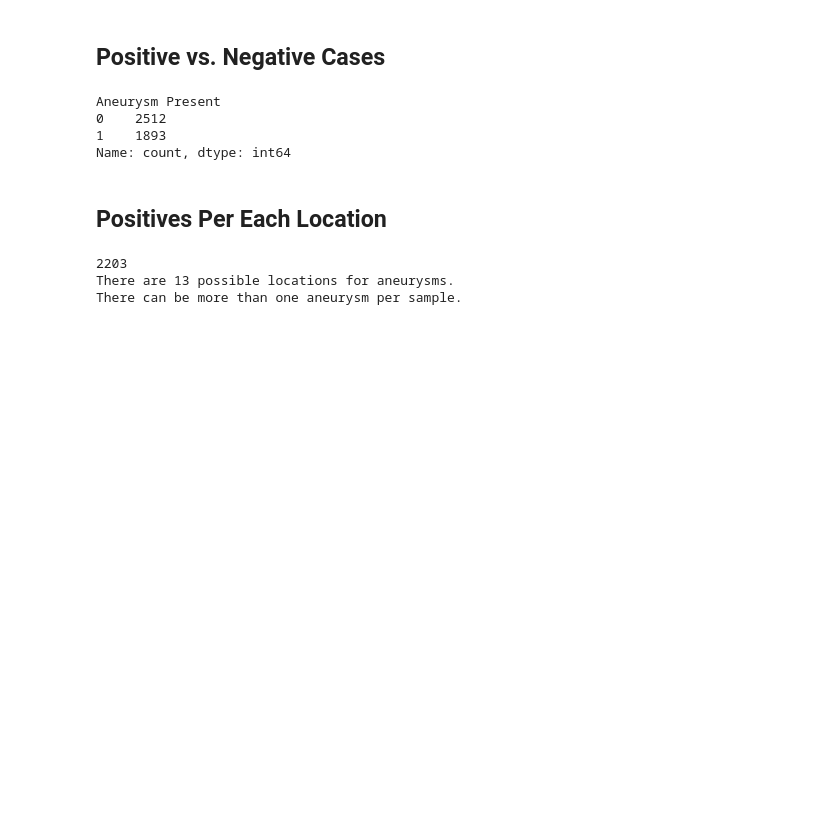
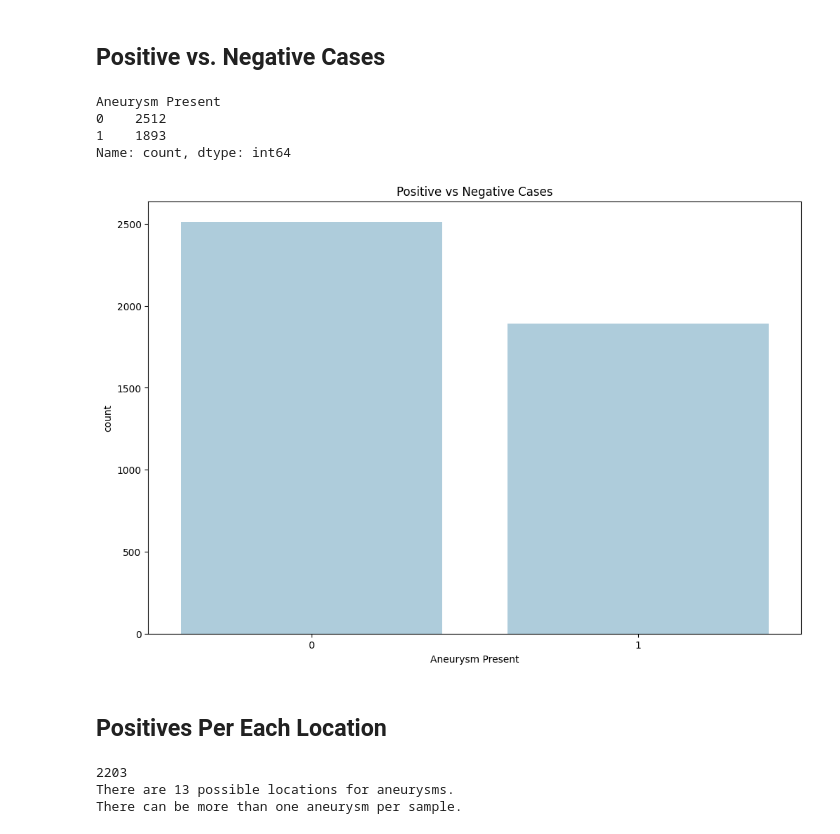
Before and after one commit to jonathanchen301/rsna-intracranial-aneurysm-detection, a Jupyter notebook: eda.ipynb, the cells around one changed output. Saved outputs shown, nothing was run; the diff lists cells and outputs as text; code cells hidden in the pictures; blank space fills up the shorter version.

```diff
--- a/eda.ipynb
+++ b/eda.ipynb
@@ -4,6 +4,9 @@
 ## Imports
 # %%
 import pandas as pd
+import seaborn as sns
+
+sns.set_palette(["#a6cee3", "#1f78b4", "#b2df8a", "#33a02c", "#fb9a99", "#e31a1c", "#fdbf6f", "#ff7f00", "#cab2d6", "#6a3d9a", "#ffff99", "#b15928"]) # colorbrewer2
 # %% [markdown]
 ## Number of Samples
 # %%
@@ -32,6 +35,17 @@ Aneurysm Present
 0    2512
 1    1893
 Name: count, dtype: int64
+# %%
+import seaborn as sns
+import matplotlib.pyplot as plt
+
+# Create the bar plot
+plt.figure(figsize=(12, 8))
+sns.countplot(data=train, x="Aneurysm Present")
+plt.title("Positive vs Negative Cases")
+plt.show()
+# %% [output]
+[figure, added]
 # %% [markdown]
 ## Positives Per Each Location
 # %%
```
Also changed, not shown: parts of 6 cells of this notebook.
